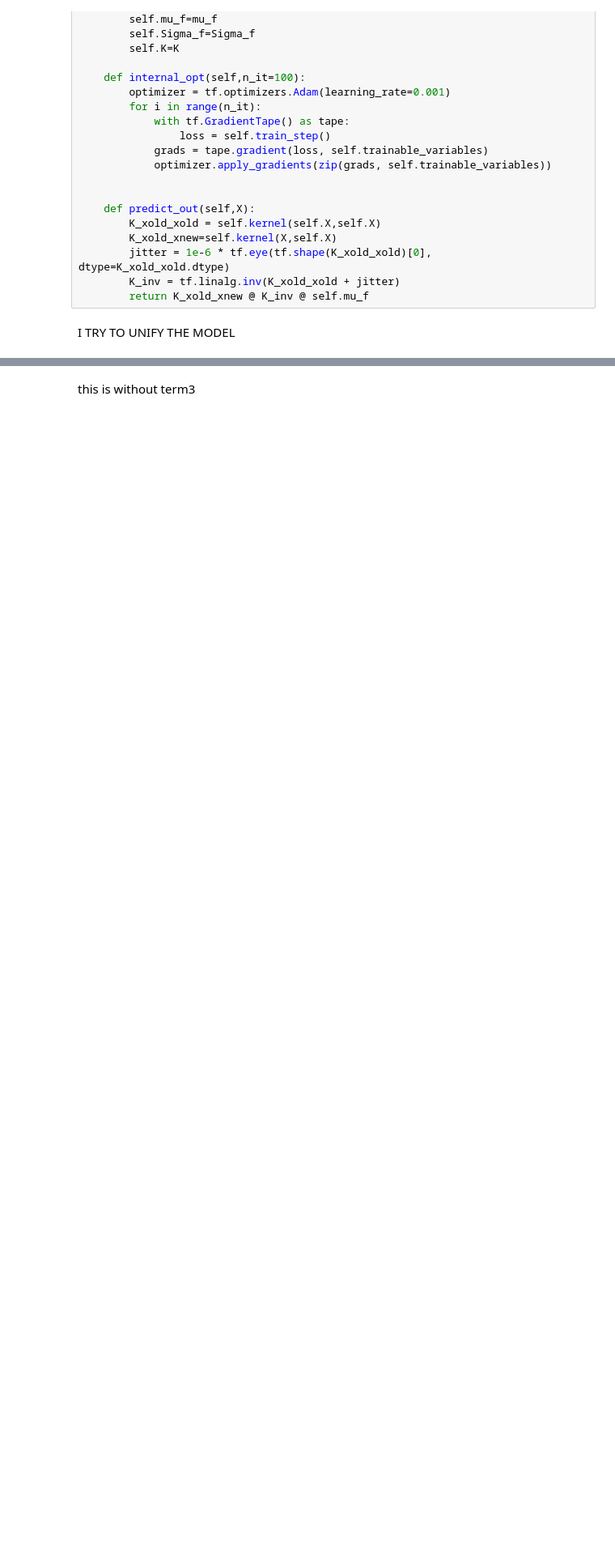
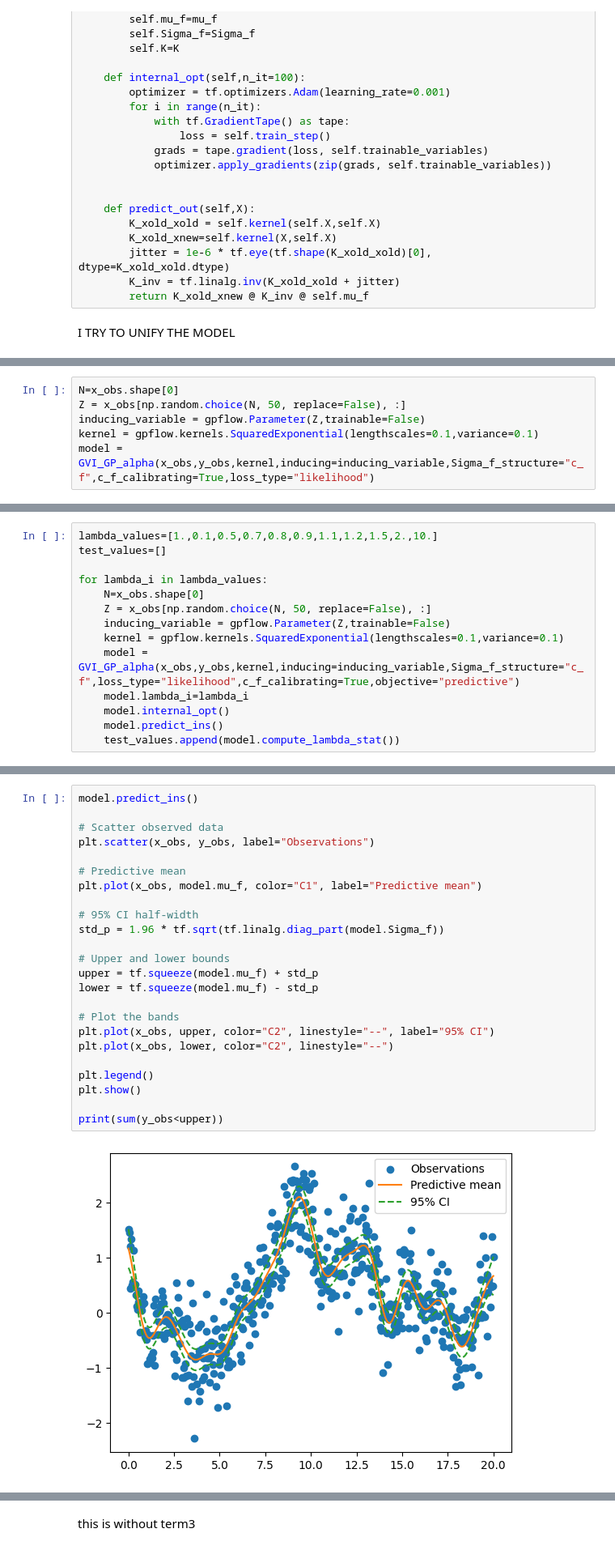
Before and after one commit to PGAcarlesi/LOSS_OPT, a Jupyter notebook: notebooks/GVI_GP_Alpha.ipynb, the cells around one changed output, grey strips where cells are left out. Shown at 81% size. Drawn from its saved outputs; the diff is of its cells as text; blank space fills up the shorter version.

```diff
--- a/notebooks/GVI_GP_Alpha.ipynb
+++ b/notebooks/GVI_GP_Alpha.ipynb
@@ -440,0 +548,6 @@ IndentationError: expected an indented block after function definition on line 1
+# %%
+N=x_obs.shape[0]
+Z = x_obs[np.random.choice(N, 50, replace=False), :]
+inducing_variable = gpflow.Parameter(Z,trainable=False)
+kernel = gpflow.kernels.SquaredExponential(lengthscales=0.1,variance=0.1)
+model = GVI_GP_alpha(x_obs,y_obs,kernel,inducing=inducing_variable,Sigma_f_structure="c_f",c_f_calibrating=True,loss_type="likelihood")
@@ -440,0 +580,14 @@ IndentationError: expected an indented block after function definition on line 1
+# %%
+lambda_values=[1.,0.1,0.5,0.7,0.8,0.9,1.1,1.2,1.5,2.,10.]
+test_values=[]
+
+for lambda_i in lambda_values:
+    N=x_obs.shape[0]
+    Z = x_obs[np.random.choice(N, 50, replace=False), :]
+    inducing_variable = gpflow.Parameter(Z,trainable=False)
+    kernel = gpflow.kernels.SquaredExponential(lengthscales=0.1,variance=0.1)
+    model = GVI_GP_alpha(x_obs,y_obs,kernel,inducing=inducing_variable,Sigma_f_structure="c_f",loss_type="likelihood",c_f_calibrating=True,objective="predictive")
+    model.lambda_i=lambda_i
+    model.internal_opt()
+    model.predict_ins()
+    test_values.append(model.compute_lambda_stat())
@@ -440,0 +609,26 @@ IndentationError: expected an indented block after function definition on line 1
+# %%
+model.predict_ins()
+
+# Scatter observed data
+plt.scatter(x_obs, y_obs, label="Observations")
+
+# Predictive mean
+plt.plot(x_obs, model.mu_f, color="C1", label="Predictive mean")
+
+# 95% CI half-width
+std_p = 1.96 * tf.sqrt(tf.linalg.diag_part(model.Sigma_f))
+
+# Upper and lower bounds
+upper = tf.squeeze(model.mu_f) + std_p
+lower = tf.squeeze(model.mu_f) - std_p
+
+# Plot the bands
+plt.plot(x_obs, upper, color="C2", linestyle="--", label="95% CI")
+plt.plot(x_obs, lower, color="C2", linestyle="--")
+
+plt.legend()
+plt.show()
+
+print(sum(y_obs<upper))
+# %% [output]
+[figure, added]
```
Also changed, not shown: parts of 16 cells of this notebook, 1 other file.
